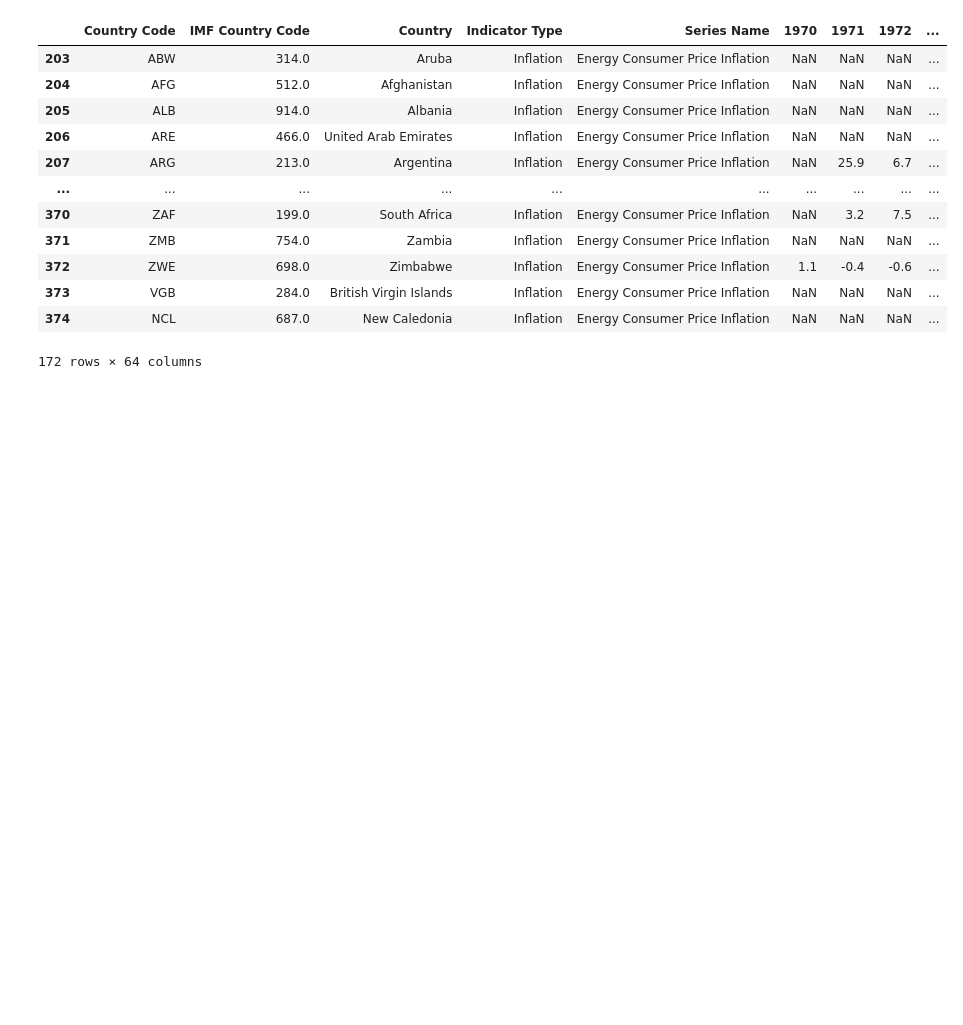
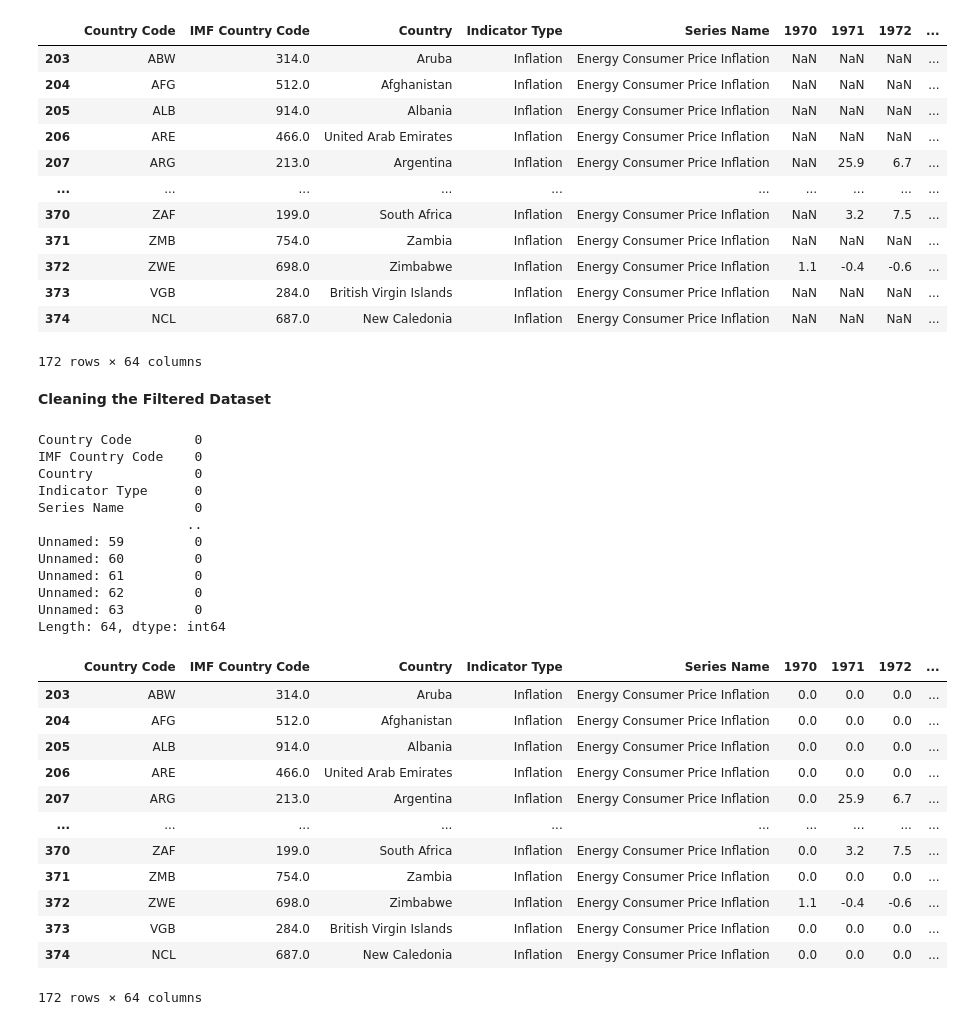
Before and after one commit to heatherrichardson300/Project_1_Inflation, a Jupyter notebook: Jeremy_work/GlobalEnergyConsumption.ipynb, the cells around one changed output. Cells and saved outputs as stored; diff of their text form; code cells hidden in the pictures; blank space fills up the shorter version.

Commit message:
Cleaning dataset

```diff
--- a/Jeremy_work/GlobalEnergyConsumption.ipynb
+++ b/Jeremy_work/GlobalEnergyConsumption.ipynb
@@ -75,3 +63,37 @@ energy_df
 | 373 | VGB | 284.0 | British Virgin Islands | Inflation | Energy Consumer Price Inflation | NaN | NaN | NaN | ... |
 | 374 | NCL | 687.0 | New Caledonia | Inflation | Energy Consumer Price Inflation | NaN | NaN | NaN | ... |
 172 rows × 64 columns
+# %% [markdown]
+**Cleaning the Filtered Dataset**
+# %%
+#Checking for null values
+print(energy_df.isnull().sum())
+
+#Replace NaN with 0
+energy_df = energy_df.fillna(value=0)
+# %% [output]
+Country Code        0
+IMF Country Code    0
+Country             0
+Indicator Type      0
+Series Name         0
+                   ..
+Unnamed: 59         0
+Unnamed: 60         0
+Unnamed: 61         0
+Unnamed: 62         0
+Unnamed: 63         0
+Length: 64, dtype: int64
+|  | Country Code | IMF Country Code | Country | Indicator Type | Series Name | 1970 | 1971 | 1972 | ... |
+| 203 | ABW | 314.0 | Aruba | Inflation | Energy Consumer Price Inflation | 0.0 | 0.0 | 0.0 | ... |
+| 204 | AFG | 512.0 | Afghanistan | Inflation | Energy Consumer Price Inflation | 0.0 | 0.0 | 0.0 | ... |
+| 205 | ALB | 914.0 | Albania | Inflation | Energy Consumer Price Inflation | 0.0 | 0.0 | 0.0 | ... |
+| 206 | ARE | 466.0 | United Arab Emirates | Inflation | Energy Consumer Price Inflation | 0.0 | 0.0 | 0.0 | ... |
+| 207 | ARG | 213.0 | Argentina | Inflation | Energy Consumer Price Inflation | 0.0 | 25.9 | 6.7 | ... |
+| ... | ... | ... | ... | ... | ... | ... | ... | ... | ... |
+| 370 | ZAF | 199.0 | South Africa | Inflation | Energy Consumer Price Inflation | 0.0 | 3.2 | 7.5 | ... |
+| 371 | ZMB | 754.0 | Zambia | Inflation | Energy Consumer Price Inflation | 0.0 | 0.0 | 0.0 | ... |
+| 372 | ZWE | 698.0 | Zimbabwe | Inflation | Energy Consumer Price Inflation | 1.1 | -0.4 | -0.6 | ... |
+| 373 | VGB | 284.0 | British Virgin Islands | Inflation | Energy Consumer Price Inflation | 0.0 | 0.0 | 0.0 | ... |
+| 374 | NCL | 687.0 | New Caledonia | Inflation | Energy Consumer Price Inflation | 0.0 | 0.0 | 0.0 | ... |
+172 rows × 64 columns
```
Also changed, not shown: parts of 7 cells of this notebook.
